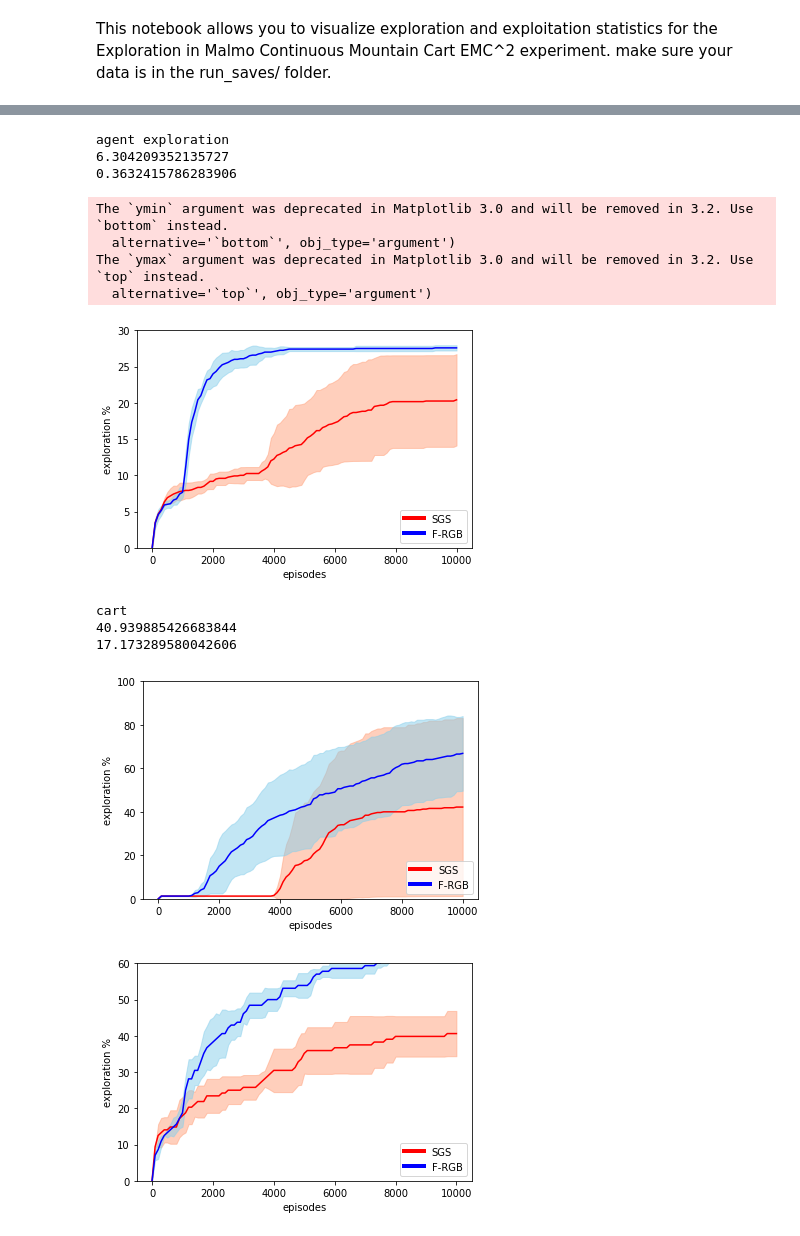
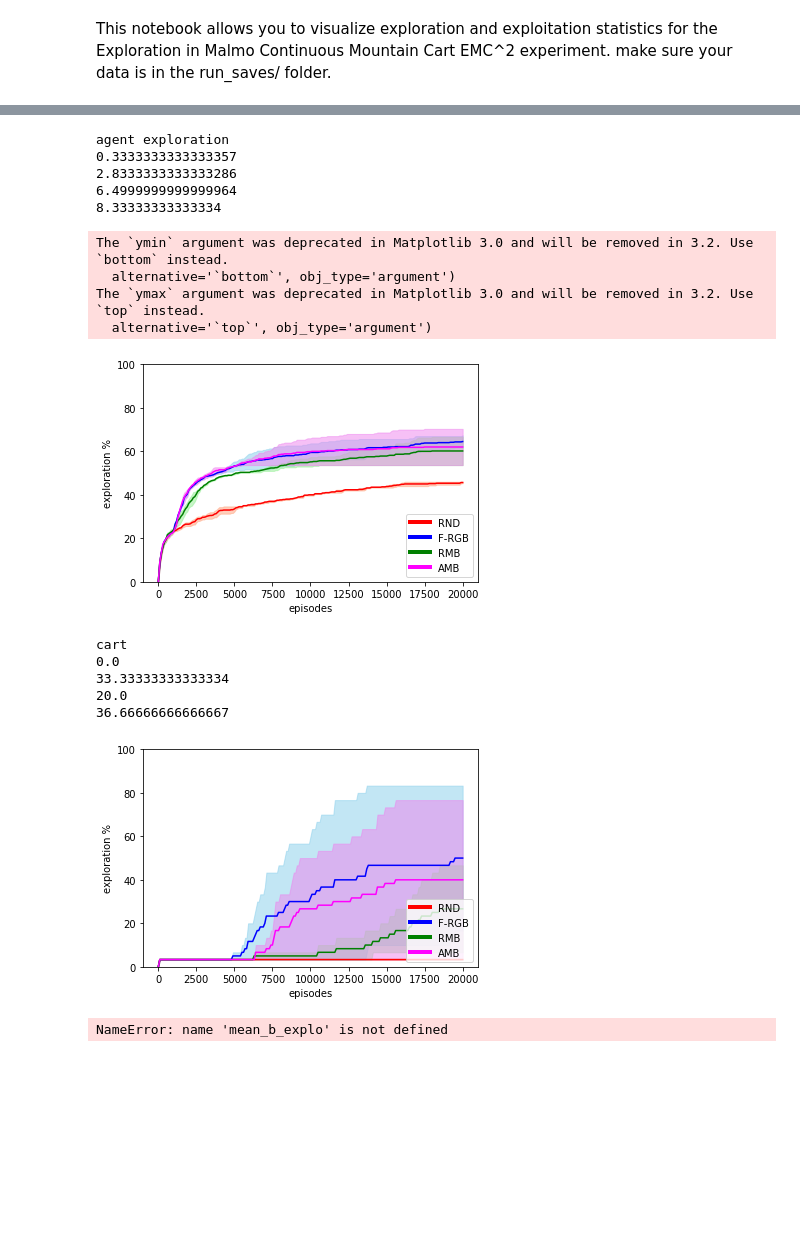
Before and after one commit to rPortelas/malmo_mountain_cart, a Jupyter notebook: data_visualization_emmc.ipynb, the cells around one changed output, grey strips where cells are left out. Cells and saved outputs as stored; diff of their text form; code cells hidden in the pictures; blank space fills up the shorter version.

Commit message:
add config script and improve emmc data visu

```diff
--- a/data_visualization_emmc.ipynb
+++ b/data_visualization_emmc.ipynb
@@ -11,19 +14,23 @@ import seaborn
 nb_runs = 2
 #model_full_names = ["Random Single Goal Space", "Flat Random Goal Babbling"]#, "Random Model Babbling", "Active Model Babbling"]
 model_full_names = ["Random", "Flat Random Goal Babbling", "Random Model Babbling", "Active Model Babbling"]
-model_filenames = ["emmc2_random","emmc2_f_rgb","emmc2_rmb","emmc2_amb"]
+model_filenames = ["emmc3_random","emmc3_f_rgb","emmc3_rmb","emmc3_amb"]
 #model_filenames = ["random","dist_fmb","dist_rmb","dist_amb"]
 nb_models = len(model_filenames)
 
 saves = {}
-stats = {}
+stat = {}
 for k in model_filenames:
     saves[k] = []
-    stats[k] = {}
+    stat[k] = {}
+
 
 for filename in model_filenames:
+    print(filename)
     for j in range(nb_runs):
         full_filename = "run_saves/"+filename+"_"+str(j)+"_bk.pickle"
         if os.path.isfile(full_filename):
             data = pickle.load(open(full_filename,"rb"))
             saves[filename].append(data)
+            nb_episodes = len(data['end_agent_x'])
+            print(nb_episodes)
@@ -30,16 +50,14 @@ for filename in model_filenames:
 # %%
 # Visualization of cart and agent final pos reached on 1 run
 for m_name, m_id in zip(model_full_names,model_filenames):
-    b_k = saves[m_id][0]
+    b_k = saves[m_id][1]
+    print(b_k['parameters']['model_type'])
     print(m_name)
     #for i in range(nb_runs):
     #b_k = saves[m_id][i]
-    print(b_k['end_agent_x'][:10])
-    plot_agent_pos_exploration(1, b_k['end_pickaxe_x'],
-                                   b_k['end_pickaxe_z'],
+    #print(b_k['end_agent_x'][:10])
+    plot_agent_pos_exploration(1, b_k['end_agent_x'],
+                                   b_k['end_agent_z'],
                                    b_k['end_cart_x'])
-    if m_id == 'new_fmb':
-        print('zzz')
-        #plt.savefig("cov_"+m_name+".pdf", bbox_inches='tight')
     plt.show()
 # %% [output]
@@ -232,49 +305,53 @@ def plot_with_std(x,y,err,color,shade_color,label,y_min,y_max):
         plt.ylim(ymin=y_min,ymax=y_max)
 
 
-labels = ['SGS','F-RGB','RMB','AMB']
+labels = ['RND','F-RGB','RMB','AMB']
 shades_colors = ['lightsalmon','skyblue','lightgreen','violet']
 print("agent exploration")
-x = np.arange(0,10100,100)
+x = np.arange(0,nb_episodes+100,100)
 for i in range(nb_models):
     print(std_a_explo[i,-1])
     y = mean_a_explo[i,:]
     err = std_a_explo[i,:]
-    plot_with_std(x,y,err,colors[i],shades_colors[i],labels[i],0,30)
+    plot_with_std(x,y,err,colors[i],shades_colors[i],labels[i],0,100)
 #plt.savefig("dist_agent_pos_expl.pdf", bbox_inches='tight')
 plt.show()
 
 print("cart")
 for i in range(nb_models):
     print(std_c_explo[i,-1])
     y = mean_c_explo[i,:]
     err = std_c_explo[i,:]
     plot_with_std(x,y,err,colors[i],shades_colors[i],labels[i],0,100)
 #plt.savefig("dist_cart_pos_expl.pdf", bbox_inches='tight')
 plt.show()
 
 #print "bread"
 for i in range(nb_models):
     y = mean_b_explo[i,:]
     err = std_b_explo[i,:]
-    plot_with_std(x,y,err,colors[i],shades_colors[i],labels[i],0,60)
+    plot_with_std(x,y,err,colors[i],shades_colors[i],labels[i],0,100)
 #plt.savefig("dist_bread_pos_expl.pdf", bbox_inches='tight')
 plt.show()
 #plt.plot(mean_a_explo, color='red', label=m_name.replace('_',' '))
 #plt.plot(mean_c_explo, color='blue', label=m_name.replace('_',' '))
 #plt.plot(mean_b_explo, color='green', label=m_name.replace('_',' '))
 # %% [output]
 agent exploration
-6.304209352135727
-0.3632415786283906
+0.3333333333333357
+2.8333333333333286
+6.4999999999999964
+8.33333333333334
 The `ymin` argument was deprecated in Matplotlib 3.0 and will be removed in 3.2. Use `bottom` instead.
   alternative='`bottom`', obj_type='argument')
 The `ymax` argument was deprecated in Matplotlib 3.0 and will be removed in 3.2. Use `top` instead.
   alternative='`top`', obj_type='argument')
-[figure, old version]
+[figure, new version]
 cart
-40.939885426683844
-17.173289580042606
+0.0
+33.33333333333334
+20.0
+36.66666666666667
-[figure, old version]
+[figure, new version]
-[figure, removed]
+NameError: name 'mean_b_explo' is not defined
 # %%
```
Also changed, not shown: parts of 7 cells of this notebook, 2 other files.
